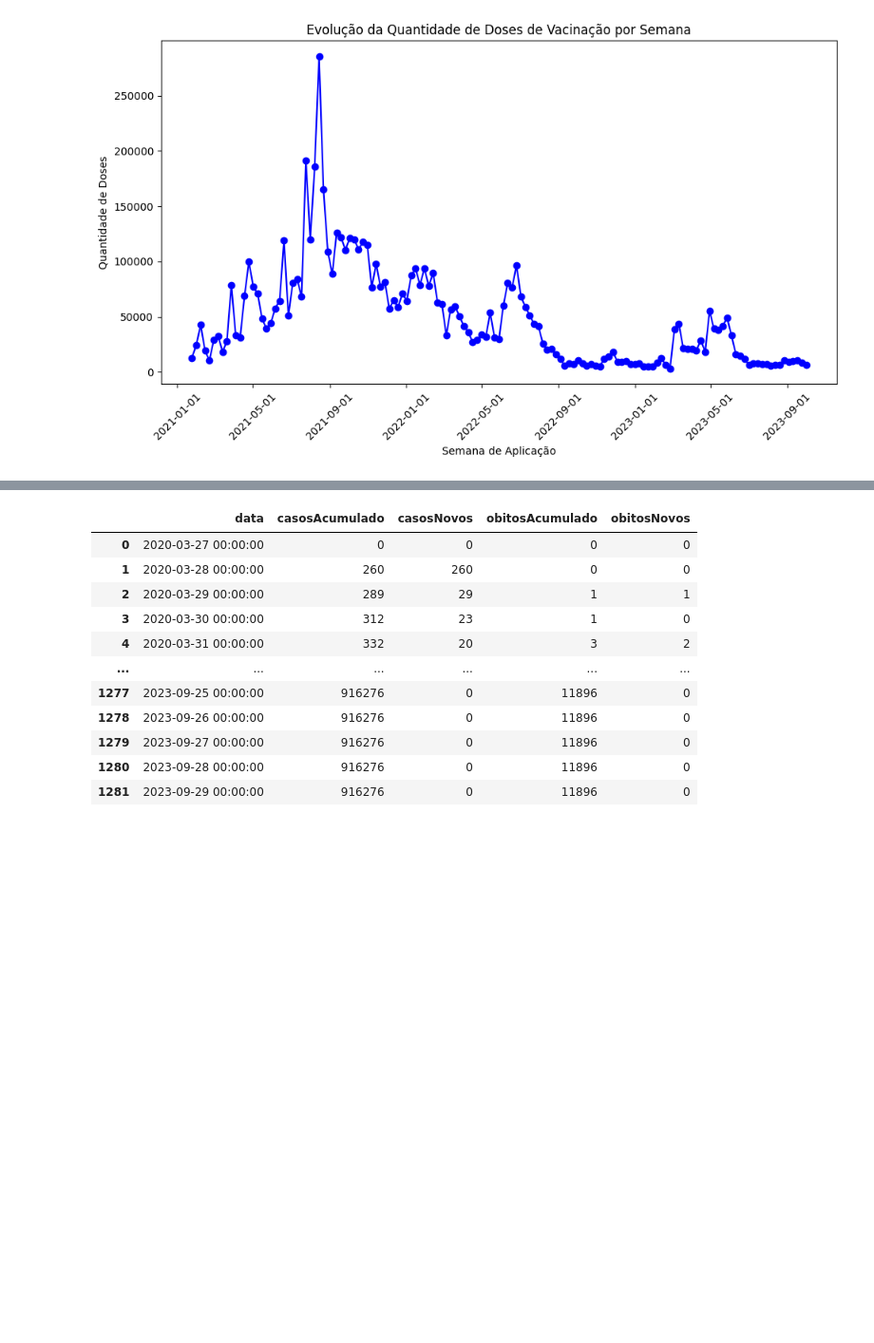
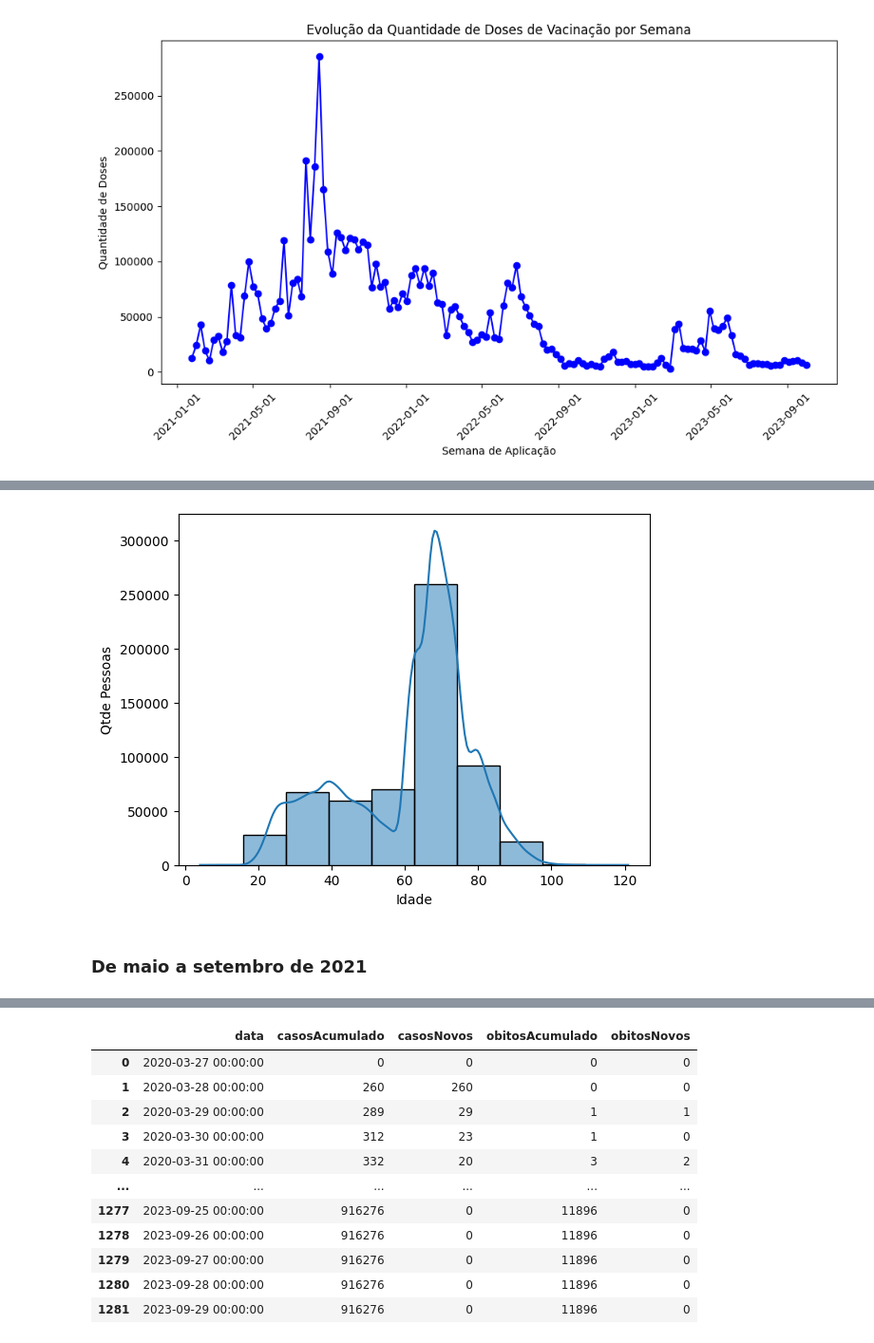
Before and after one commit to maurodomingues/Vacinacao_COVID19_DF, a Jupyter notebook: analise_estatistica.ipynb, the cells around one changed output, grey strips where cells are left out. Shown: that part at 95% size. Drawn from its saved outputs; the diff is of its cells as text; code cells hidden in the pictures; blank space fills up the shorter version.

```diff
--- a/analise_estatistica.ipynb
+++ b/analise_estatistica.ipynb
@@ -604,0 +634,2 @@ plt.show()
+# %%
+df_temporal_1 = df[(df['vacina_dataAplicacao'] > '2021-01-17 00:00:00') & (df['vacina_dataAplicacao'] < '2021-05-01 00:00:00')]
@@ -604,0 +648,9 @@ plt.show()
+# %%
+sns.histplot(data=df_temporal_1,x="paciente_idade",bins=10,kde=True)
+plt.xlabel("Idade")
+plt.ylabel("Qtde Pessoas")
+plt.show()
+# %% [output]
+[figure, added]
+# %% [markdown]
+### De maio a setembro de 2021
```
Also changed, not shown: parts of 23 cells of this notebook.
